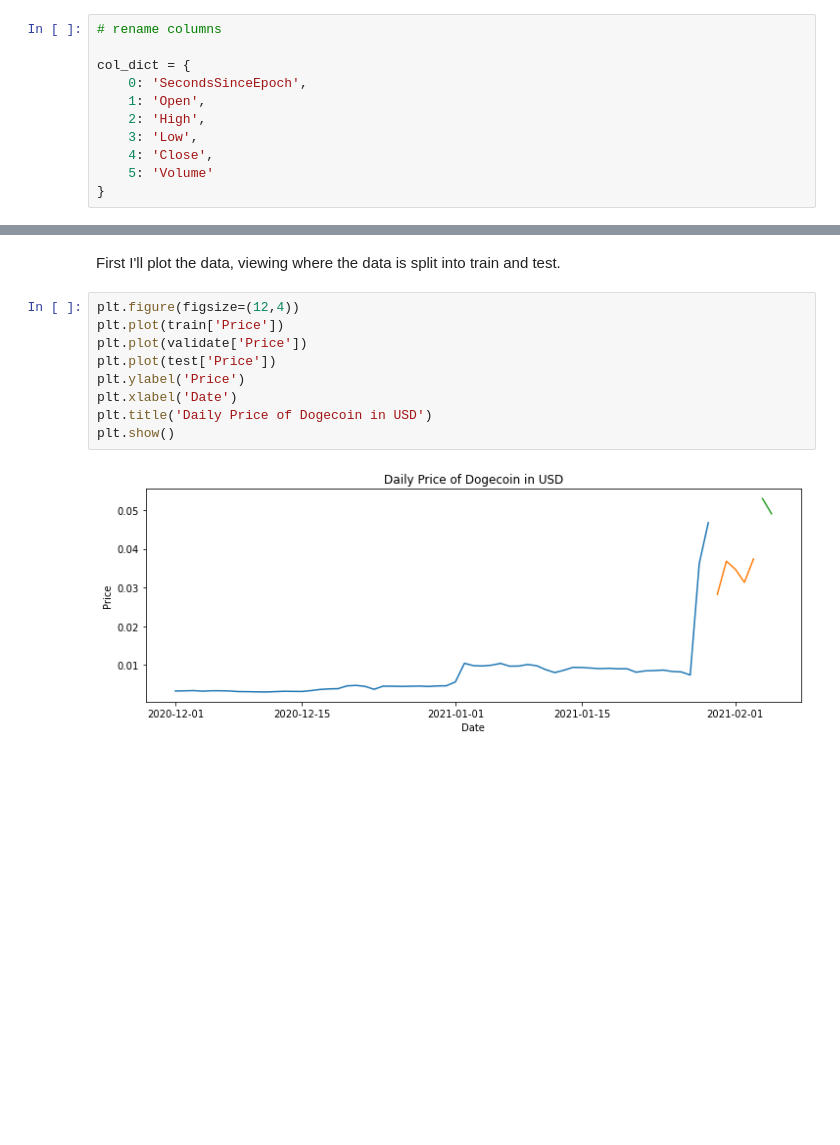
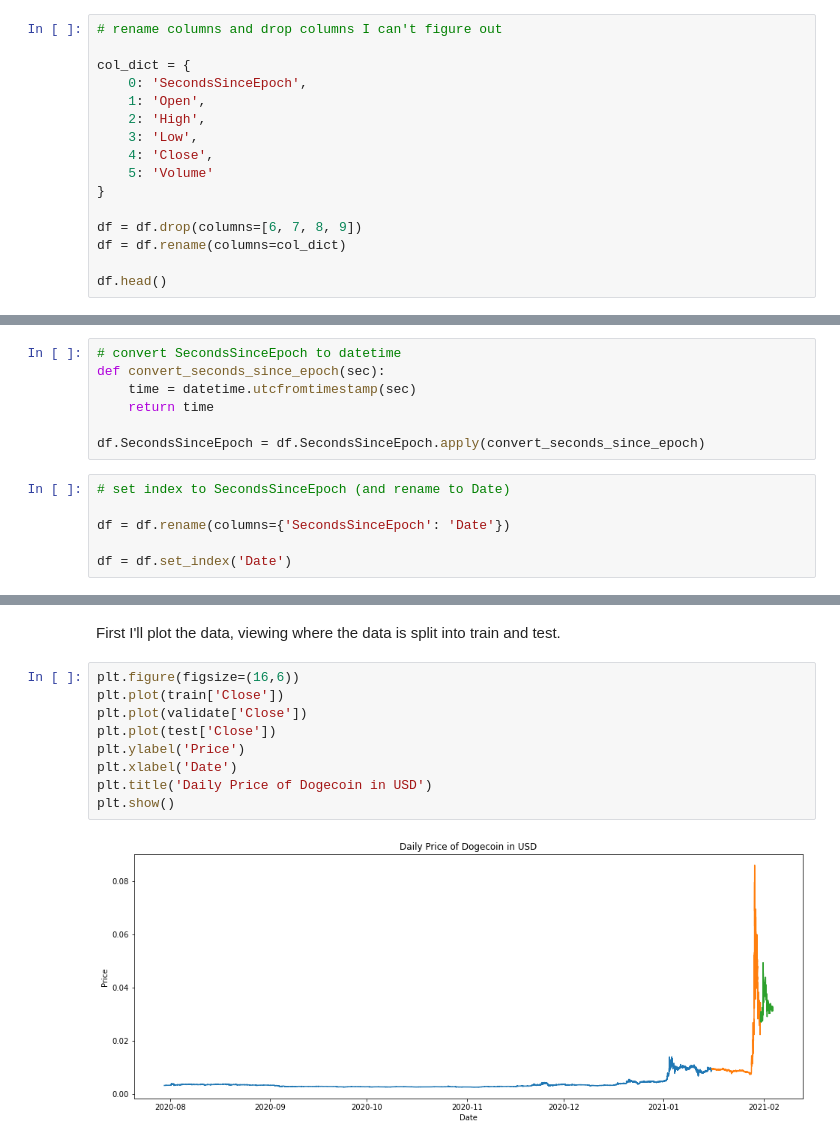
Before and after one commit to KwameTaylor/bitcoin-dogecoin, a Jupyter notebook: dogecoin.ipynb, the cells around one changed output, grey strips where cells are left out. Saved outputs shown, nothing was run; the diff lists cells and outputs as text; blank space fills up the shorter version.

```diff
--- a/dogecoin.ipynb
+++ b/dogecoin.ipynb
@@ -171,7 +173,7 @@ df.describe()
 | 75% | 1.608291e+09 | 0.003907 | 0.003907 | 0.003906 | 0.003907 | 0.000000e+00 | 0.000000e+00 | 0.000000e+00 | 0.000000e+00 | 0.000000 |
 | max | 1.612376e+09 | 0.085995 | 0.087381 | 0.083201 | 0.085995 | 4.248405e+07 | 1.403784e+06 | 2.364880e+07 | 1.908171e+06 | 3431.000000 |
 # %%
-# rename columns
+# rename columns and drop columns I can't figure out
 
 col_dict = {
     0: 'SecondsSinceEpoch',
@@ -181,3 +183,8 @@ col_dict = {
     4: 'Close',
     5: 'Volume'
 }
+
+df = df.drop(columns=[6, 7, 8, 9])
+df = df.rename(columns=col_dict)
+
+df.head()
@@ -183,0 +211,13 @@ col_dict = {
+# %%
+# convert SecondsSinceEpoch to datetime
+def convert_seconds_since_epoch(sec):
+    time = datetime.utcfromtimestamp(sec)
+    return time
+
+df.SecondsSinceEpoch = df.SecondsSinceEpoch.apply(convert_seconds_since_epoch)
+# %%
+# set index to SecondsSinceEpoch (and rename to Date)
+
+df = df.rename(columns={'SecondsSinceEpoch': 'Date'})
+
+df = df.set_index('Date')
@@ -264,13 +338,13 @@ Splits successful. Onward to data exploration.
 # %% [markdown]
 First I'll plot the data, viewing where the data is split into train and test.
 # %%
-plt.figure(figsize=(12,4))
-plt.plot(train['Price'])
-plt.plot(validate['Price'])
-plt.plot(test['Price'])
+plt.figure(figsize=(16,6))
+plt.plot(train['Close'])
+plt.plot(validate['Close'])
+plt.plot(test['Close'])
 plt.ylabel('Price')
 plt.xlabel('Date')
 plt.title('Daily Price of Dogecoin in USD')
 plt.show()
 # %% [output]
-[figure, old version]
+[figure, new version]
```
Also changed, not shown: parts of 19 cells of this notebook.
